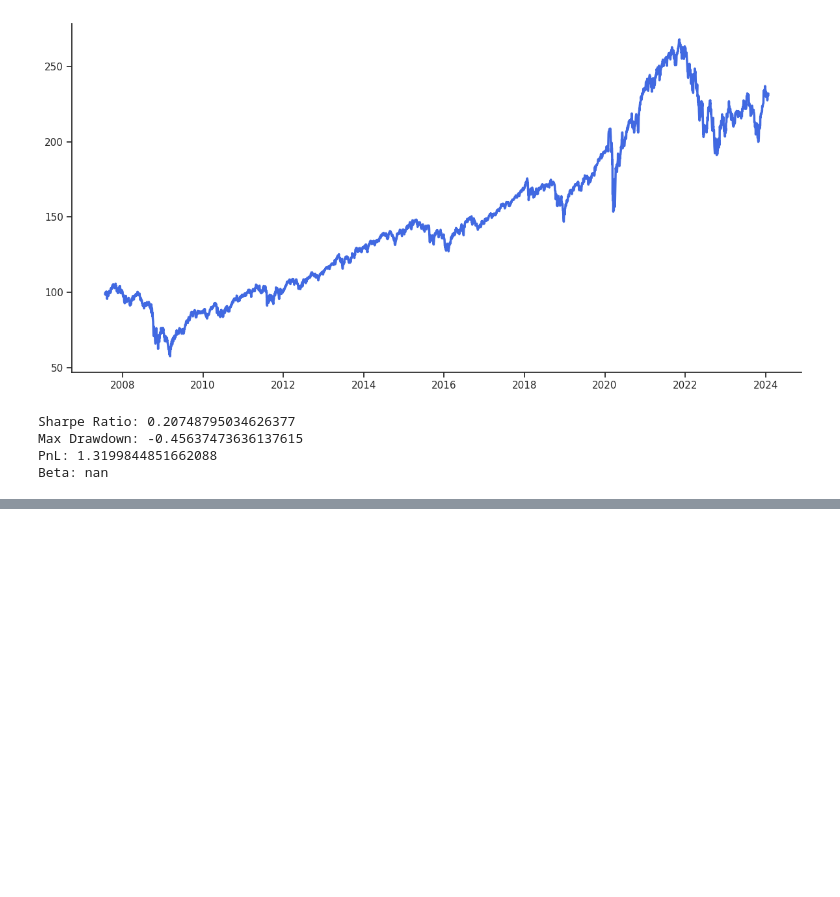
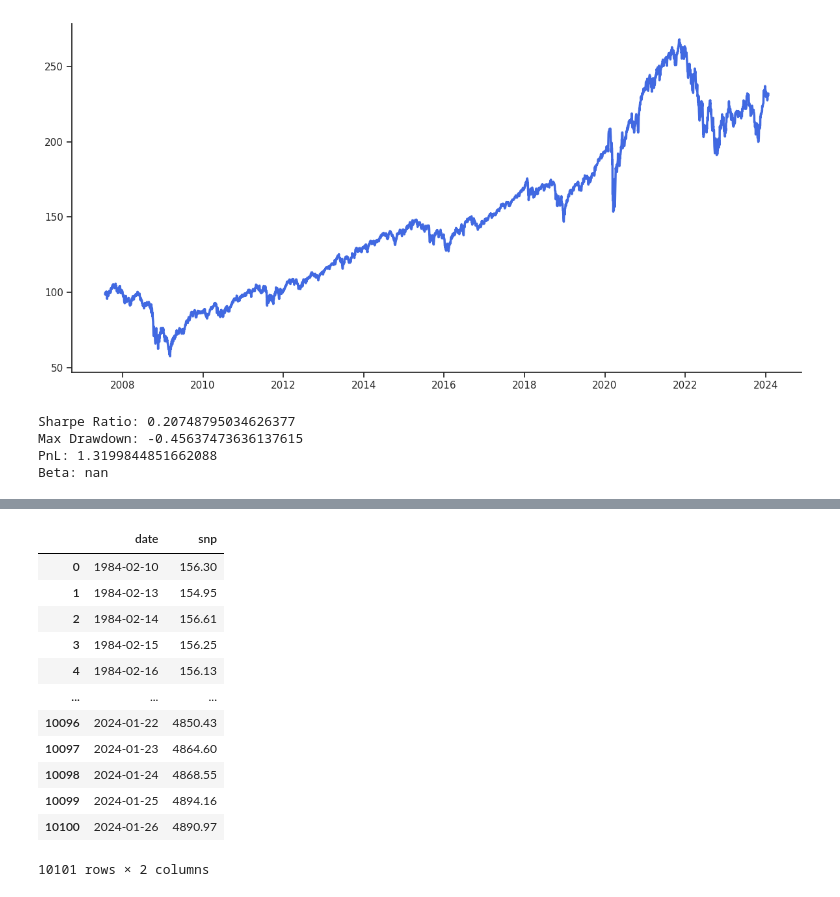
Before and after one commit to NUSFintechQuant/AY2324S1-Modern-Portfolio-Theory, a Jupyter notebook: portfolio/portfolio_demo.ipynb, the cells around one changed output, grey strips where cells are left out. Saved outputs shown, nothing was run; the diff lists cells and outputs as text; code cells hidden in the pictures; blank space fills up the shorter version.

```diff
--- a/portfolio/portfolio_demo.ipynb
+++ b/portfolio/portfolio_demo.ipynb
@@ -249,0 +310,16 @@ Beta: nan
+# %%
+r2
+# %% [output]
+|  | date | snp |
+| 0 | 1984-02-10 | 156.30 |
+| 1 | 1984-02-13 | 154.95 |
+| 2 | 1984-02-14 | 156.61 |
+| 3 | 1984-02-15 | 156.25 |
+| 4 | 1984-02-16 | 156.13 |
+| ... | ... | ... |
+| 10096 | 2024-01-22 | 4850.43 |
+| 10097 | 2024-01-23 | 4864.60 |
+| 10098 | 2024-01-24 | 4868.55 |
+| 10099 | 2024-01-25 | 4894.16 |
+| 10100 | 2024-01-26 | 4890.97 |
+10101 rows × 2 columns
```
Also changed, not shown: parts of 11 cells of this notebook, 2 other files.
